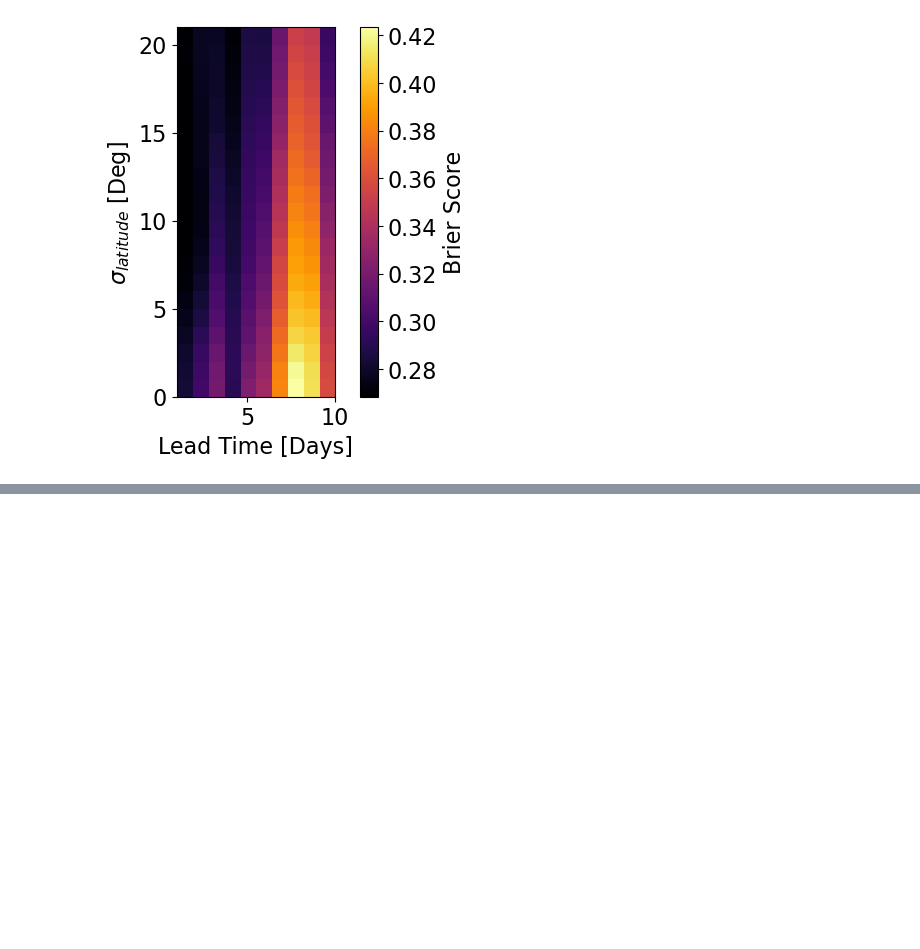
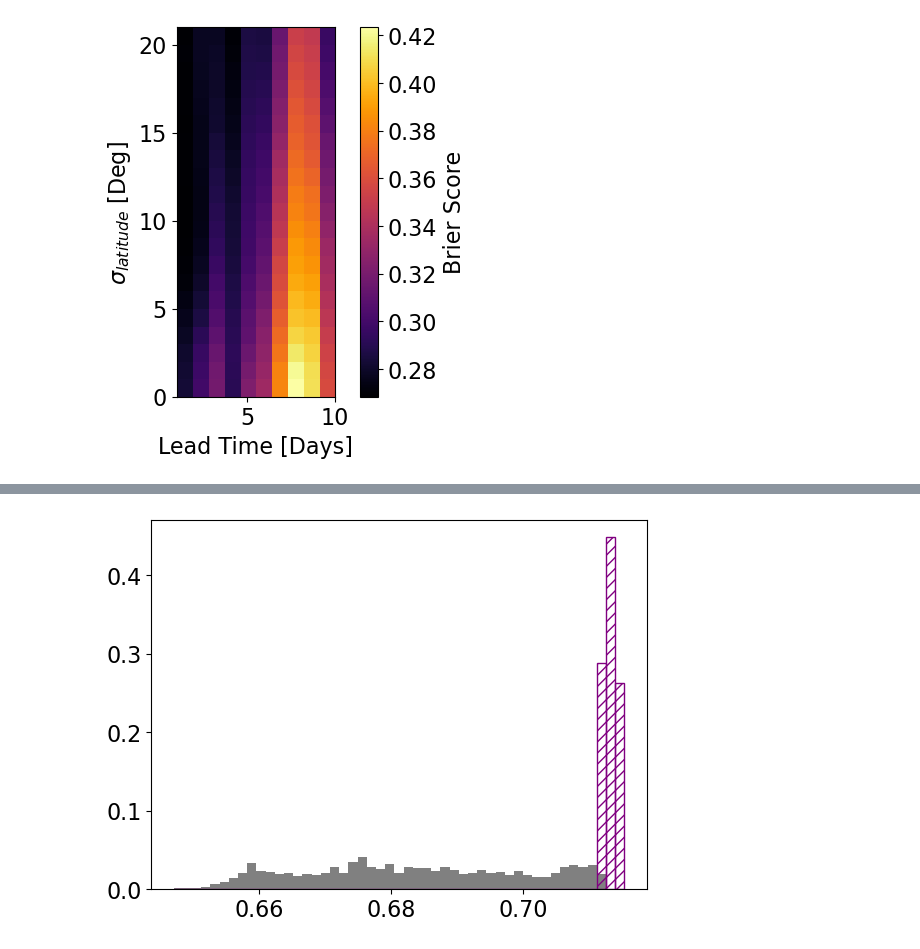
Before and after one commit to NathanielInatimi/WSA_calibration, a Jupyter notebook: code/WSA_calibration.ipynb, the cells around one changed output, grey strips where cells are left out. Saved outputs shown, nothing was run; the diff lists cells and outputs as text; code cells hidden in the pictures; blank space fills up the shorter version.

```diff
--- a/code/WSA_calibration.ipynb
+++ b/code/WSA_calibration.ipynb
@@ -636,0 +726,14 @@ plt.show()
+# %%
+score_mask = combined_bs_roc > (np.max(combined_bs_roc) - roc_bs_range*0.05)
+calibrated_scores = combined_bs_roc[score_mask]
+remaining_scores = combined_bs_roc[~score_mask]
+
+bins = np.linspace(np.min(combined_bs_roc),np.max(combined_bs_roc),50)
+
+
+plt.hist(remaining_scores, color = 'grey', bins = bins, weights=np.ones(len(remaining_scores))/len(remaining_scores))
+plt.hist(calibrated_scores,  fill = False, edgecolor = 'purple', linewidth = 1, hatch = '///',
+         bins = bins, weights=np.ones(len(calibrated_scores))/len(calibrated_scores))
+plt.show()
+# %% [output]
+[figure, added]
```
Also changed, not shown: parts of 9 cells of this notebook, 4 other files.
